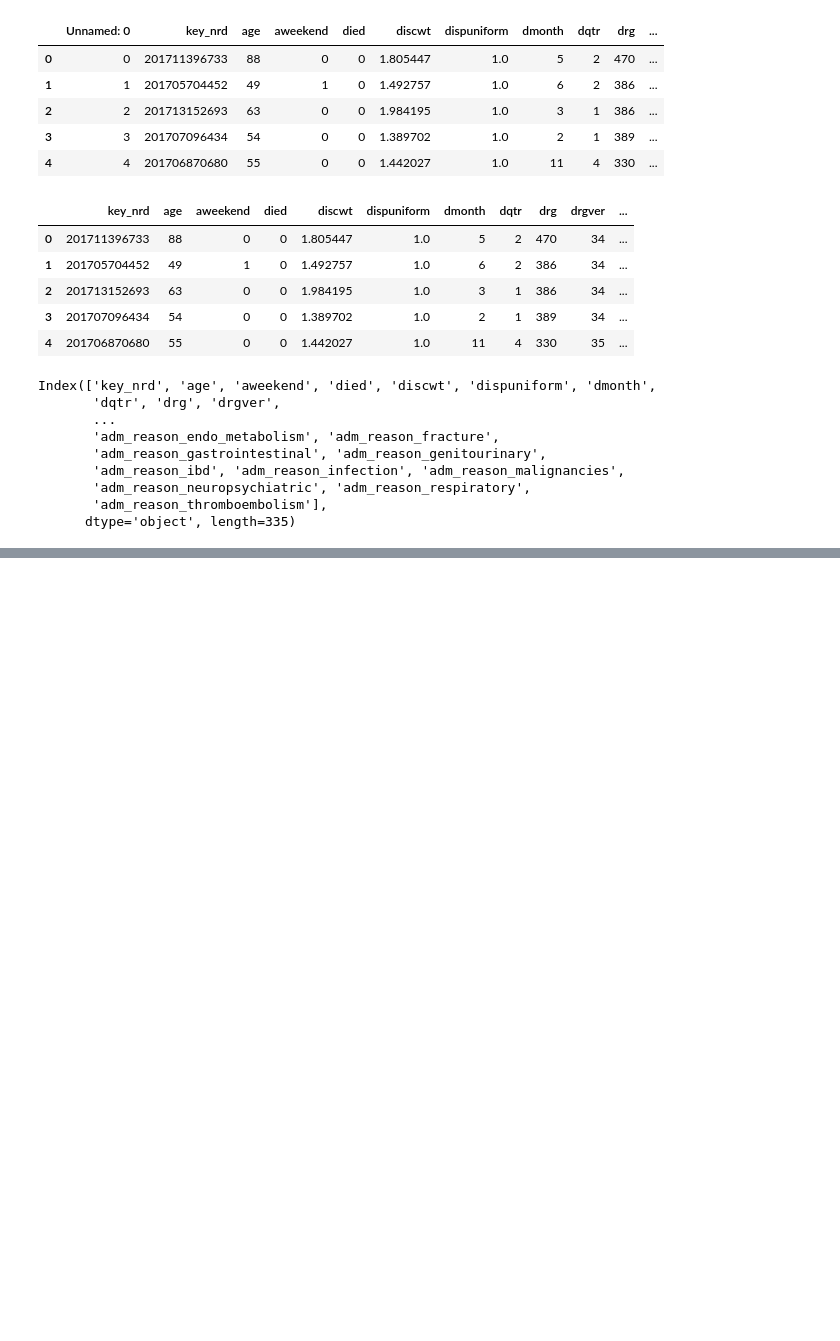
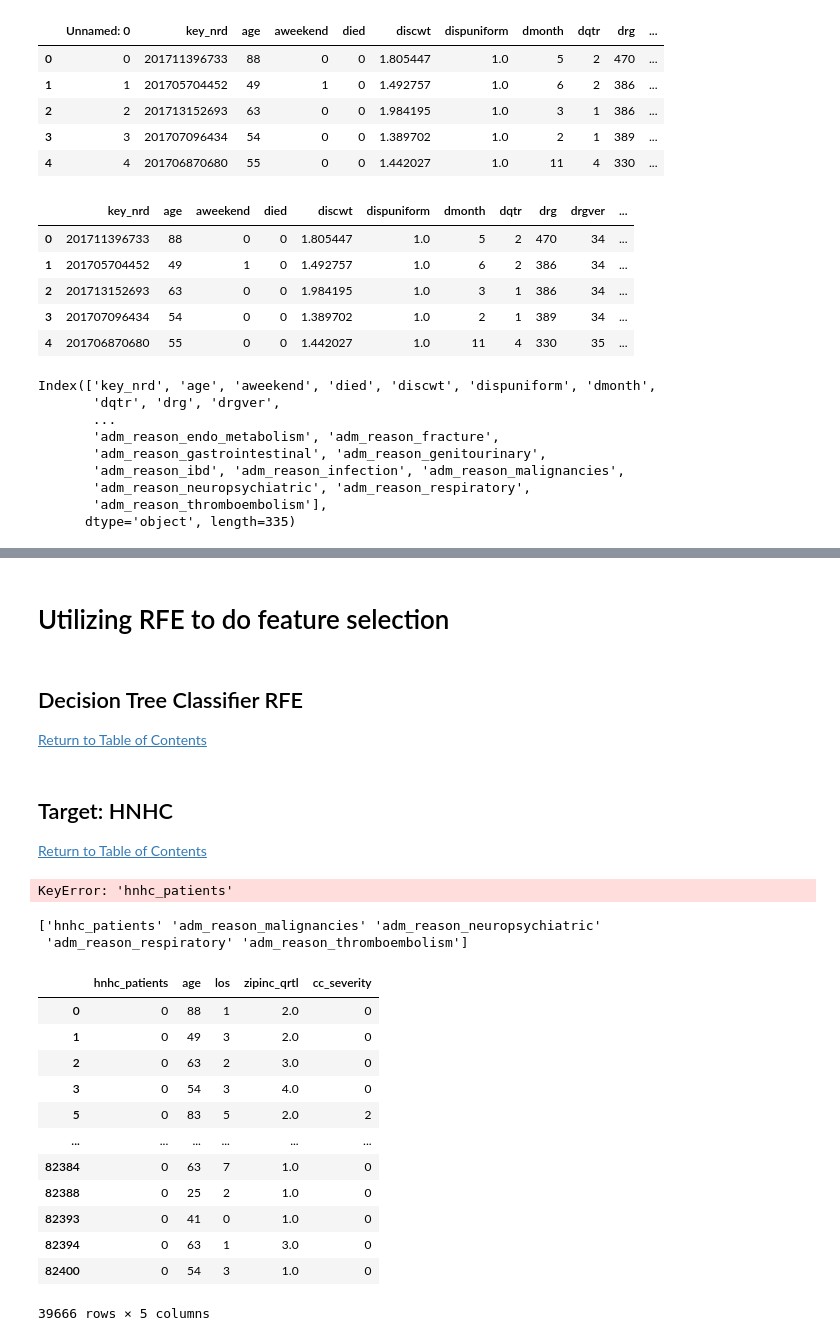
Before and after one commit to Autonomousse/UCSD_NRD_2017, a Jupyter notebook: NRD_2017_Validation.ipynb, the cells around one changed output, grey strips where cells are left out. Cells and saved outputs as stored; diff of their text form; code cells hidden in the pictures; blank space fills up the shorter version.

```diff
--- a/NRD_2017_Validation.ipynb
+++ b/NRD_2017_Validation.ipynb
@@ -86,0 +183,6 @@ Column for cm_drug created.
+# %%
+# Grab outcome/label names after dropping na's/rows with na's
+target_hnhc = readm_data_df["hnhc_patients"]
+target_names_hnhc = ["none", "hnhc"]
+target_hnhc = target_hnhc.astype('int64')
+target_hnhc
@@ -86,0 +202,5 @@ Column for cm_drug created.
+# %%
+# Grab feature names after dropping na's/rows with na, also drop the correlated features
+cleaned_data_wo_outcome_hnhc = readm_data_df.drop(['hnhc_patients', 'readm_during_fu'], axis=1)
+featured_names_hnhc = cleaned_data_wo_outcome_hnhc.columns
+featured_names_hnhc
@@ -86,0 +279,9 @@ Column for cm_drug created.
+# %%
+# Make sure the cleaned data also has the correlated features removed
+cleaned_data_hnhc = readm_data_df.drop(['readm_during_fu'], axis=1)
+
+cleaned_data_hnhc_no_los = readm_data_df.drop(['readm_during_fu', 'los'], axis=1)
+
+cleaned_data_readmit = readm_data_df.drop(['hnhc_patients'], axis=1)
+
+cleaned_data_readmit_no_los = readm_data_df.drop(['hnhc_patients', 'los'], axis=1)
@@ -86,0 +309,54 @@ Column for cm_drug created.
+# %% [markdown]
+# Utilizing RFE to do feature selection
+# %% [markdown]
+## Decision Tree Classifier RFE <a class="anchor" id="decisiontreerfe"></a>
+
+[Return to Table of Contents](#contents)
+# %% [markdown]
+## Target: HNHC <a class="anchor" id="dthnhc"></a>
+
+[Return to Table of Contents](#contents)
+# %%
+cleaned_data_wo_outcome_hnhc['hnhc_patients']
+# %% [output]
+KeyError: 'hnhc_patients'
+# %%
+# Feature list from 2013 file for Decision Tree Classifier Regression RFE with 5 features.
+# changes: cc_index to cc_score, frailty_risk_score to hfrs_score
+# columns_retained_RFE_5 = ['age', 'los', 'zipinc_qrtl', 'cc_severity', 'hfrs_severity']
+# columns_retained_RFE_5 = ['age', 'los', 'zipinc_qrtl', 'cc_severity']
+
+# Use Recursive Feature Elimination (RFE) to select the 5 most important features with Decision Tree Classifier
+from sklearn.tree import DecisionTreeClassifier
+from sklearn.feature_selection import RFE
+
+clf = DecisionTreeClassifier(random_state=42)
+trans = RFE(clf, n_features_to_select=5)
+data_trans = trans.fit_transform(cleaned_data_wo_outcome_hnhc, target_hnhc)
+columns_retained_RFE_5 = cleaned_data_hnhc.iloc[:, 1:].columns[trans.get_support()].values
+print(columns_retained_RFE_5)
+# %% [output]
+['hnhc_patients' 'adm_reason_malignancies' 'adm_reason_neuropsychiatric'
+ 'adm_reason_respiratory' 'adm_reason_thromboembolism']
+# %%
+# Feature list from RFE results
+features_list = ['hnhc_patients']
+features_list.extend(columns_retained_RFE_5)
+data_log = readm_data_df[features_list]
+
+cleaned_data_selected = data_log.dropna(axis='rows')
+cleaned_data_selected
+# %% [output]
+|  | hnhc_patients | age | los | zipinc_qrtl | cc_severity |
+| 0 | 0 | 88 | 1 | 2.0 | 0 |
+| 1 | 0 | 49 | 3 | 2.0 | 0 |
+| 2 | 0 | 63 | 2 | 3.0 | 0 |
+| 3 | 0 | 54 | 3 | 4.0 | 0 |
+| 5 | 0 | 83 | 5 | 2.0 | 2 |
+| ... | ... | ... | ... | ... | ... |
+| 82384 | 0 | 63 | 7 | 1.0 | 0 |
+| 82388 | 0 | 25 | 2 | 1.0 | 0 |
+| 82393 | 0 | 41 | 0 | 1.0 | 0 |
+| 82394 | 0 | 63 | 1 | 3.0 | 0 |
+| 82400 | 0 | 54 | 3 | 1.0 | 0 |
+39666 rows × 5 columns
```
Also changed, not shown: parts of 24 cells of this notebook.
